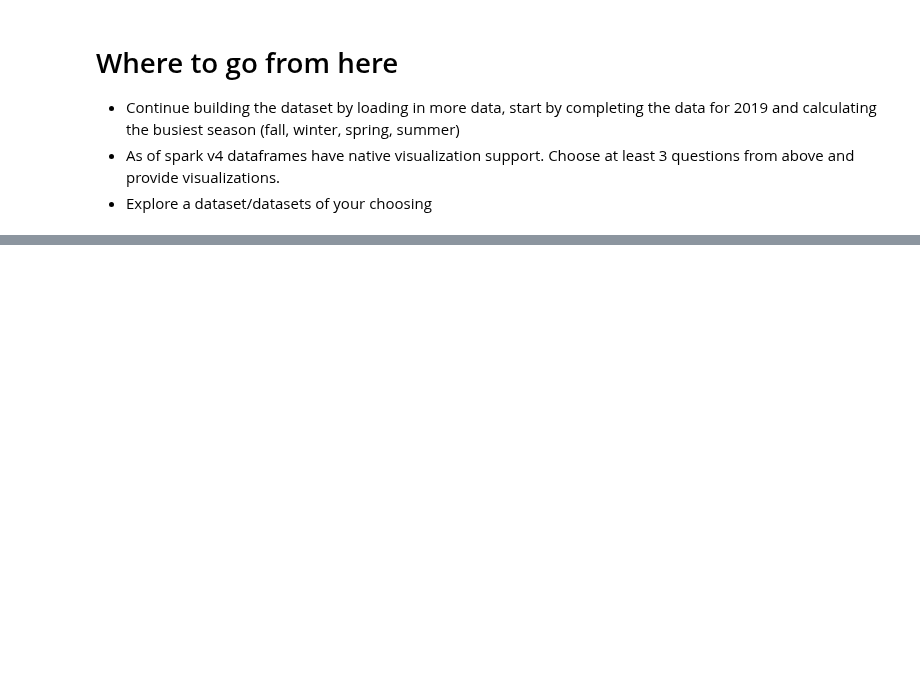
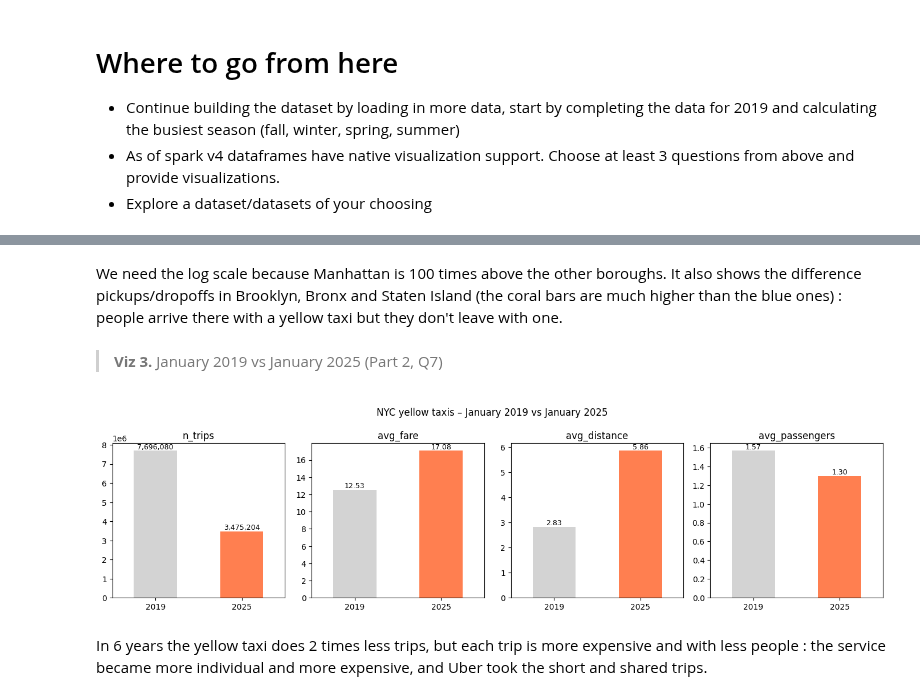
Before and after one commit to Matt1333/ece-big-data-processing-gr-01, a Jupyter notebook: lab2_sparksql_dataframes/lab_sparksql_and_dataframes.ipynb, the cells around one changed output, grey strips where cells are left out. Drawn from its saved outputs; the diff is of its cells as text; code cells hidden in the pictures; blank space fills up the shorter version.

```diff
--- a/lab2_sparksql_dataframes/lab_sparksql_and_dataframes.ipynb
+++ b/lab2_sparksql_dataframes/lab_sparksql_and_dataframes.ipynb
@@ -90,0 +751,23 @@ This section can be completed either using pyspark commands or sql commands ( Th
+# %% [markdown]
+We need the log scale because Manhattan is 100 times above the other boroughs. It also shows the difference pickups/dropoffs in Brooklyn, Bronx and Staten Island (the coral bars are much higher than the blue ones) : people arrive there with a yellow taxi but they don't leave with one.
+# %% [markdown]
+> **Viz 3.** January 2019 vs January 2025 (Part 2, Q7)
+# %%
+m2019 = df_trips.select(*metrics).toPandas().iloc[0]
+m2025 = df_2025.select(*metrics).toPandas().iloc[0]
+import pandas as pd
+pdf_cmp = pd.DataFrame({"2019": m2019, "2025": m2025})
+
+fig, axes = plt.subplots(1, 4, figsize=(14, 3.8))
+for ax, m in zip(axes, ["n_trips", "avg_fare", "avg_distance", "avg_passengers"]):
+    pdf_cmp.loc[m].plot.bar(ax=ax, color=["lightgray", "coral"], rot=0)
+    ax.set_title(m)
+    for i, v in enumerate(pdf_cmp.loc[m]):
+        ax.text(i, v, f"{v:,.2f}" if m != "n_trips" else f"{int(v):,}", ha="center", va="bottom", fontsize=9)
+plt.suptitle("NYC yellow taxis – January 2019 vs January 2025")
+plt.tight_layout()
+plt.show()
+# %% [output]
+[figure, added]
+# %% [markdown]
+In 6 years the yellow taxi does 2 times less trips, but each trip is more expensive and with less people : the service became more individual and more expensive, and Uber took the short and shared trips.
```
Also changed, not shown: parts of 69 cells of this notebook.
